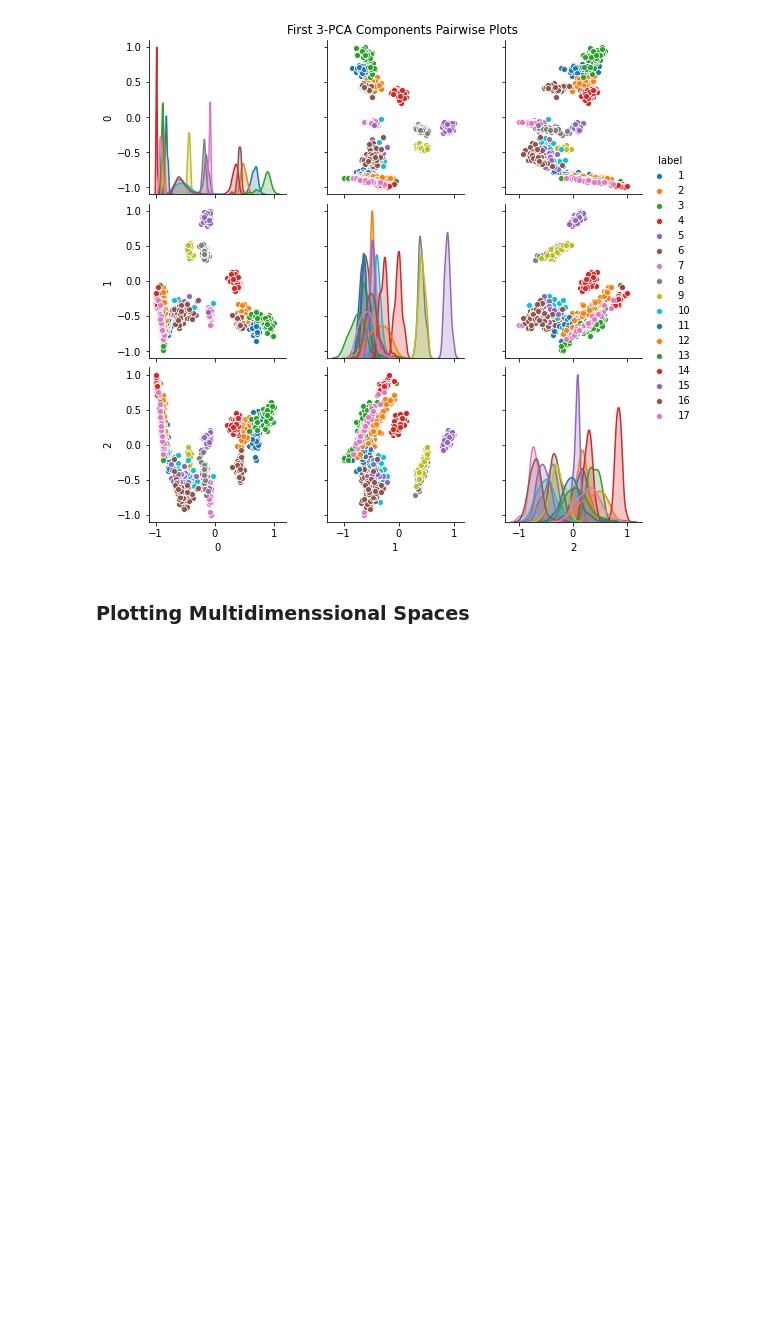
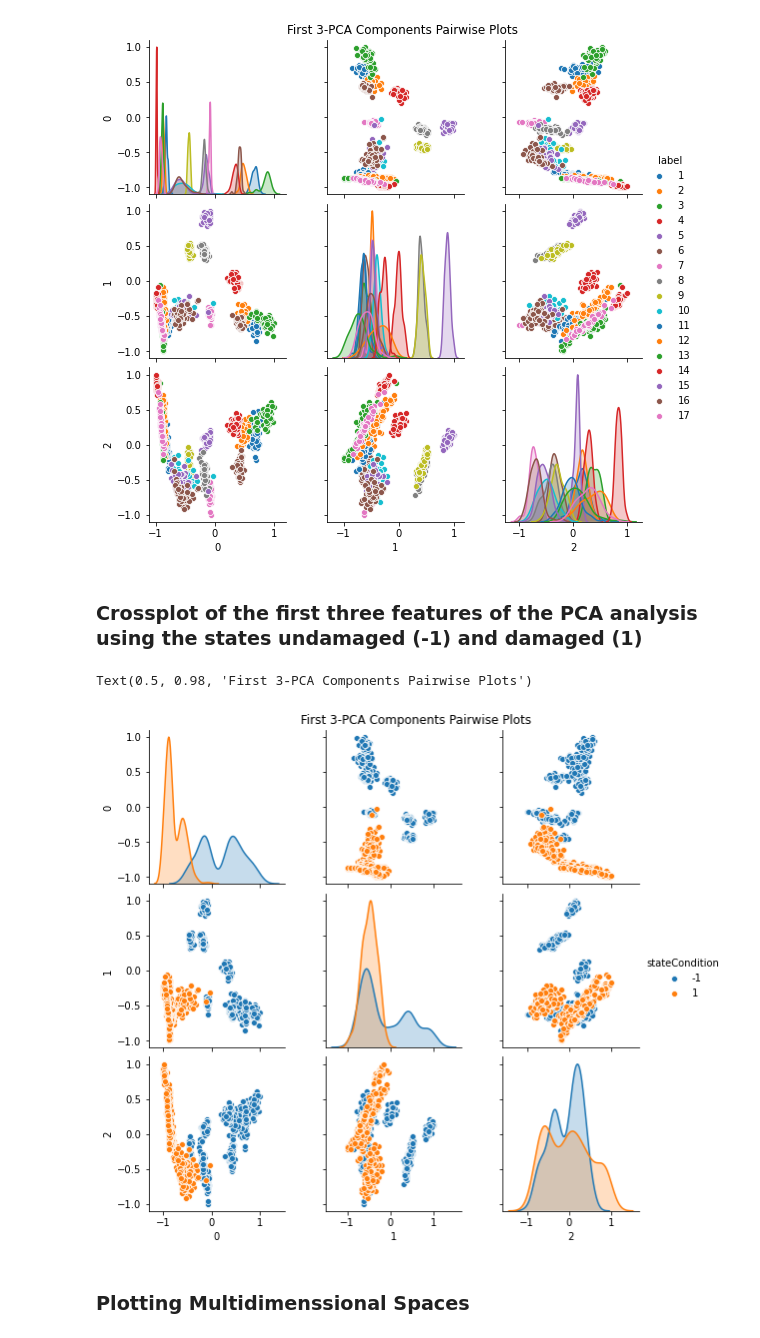
Before and after one commit to felipecostapereira/Task_02_PCA_LinearModels, a Jupyter notebook: task02.ipynb, the cells around one changed output. Cells and saved outputs as stored; diff of their text form; code cells hidden in the pictures; blank space fills up the shorter version.

```diff
--- a/task02.ipynb
+++ b/task02.ipynb
@@ -198,6 +223,15 @@ pp.fig.suptitle('First 3-PCA Components Pairwise Plots')
 # %% [output]
 Text(0.5, 0.98, 'First 3-PCA Components Pairwise Plots')
 [figure]
+# %% [markdown]
+### Crossplot of the first three features of the PCA analysis using the states undamaged (-1) and damaged (1)
+# %%
+pp = sns.pairplot(data=dfx2_label.iloc[:,[0,1,2,-1]], hue='stateCondition', palette='tab10')
+pp.fig.subplots_adjust(top=0.95, wspace=0.3)
+pp.fig.suptitle('First 3-PCA Components Pairwise Plots')
+# %% [output]
+Text(0.5, 0.98, 'First 3-PCA Components Pairwise Plots')
+[figure, added]
 # %% [markdown]
 ### Plotting Multidimenssional Spaces
 # %%
```
Also changed, not shown: parts of 18 cells of this notebook.
